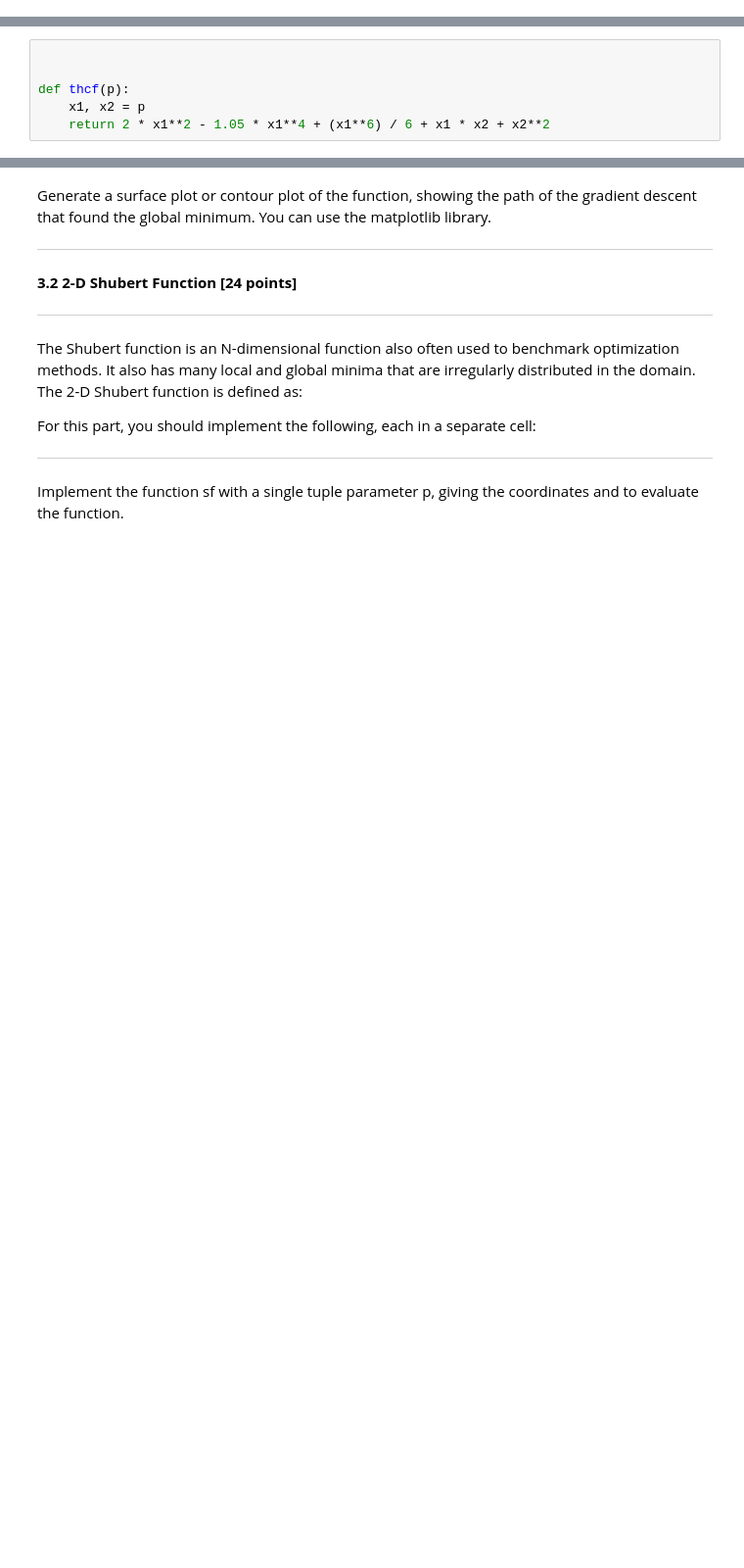
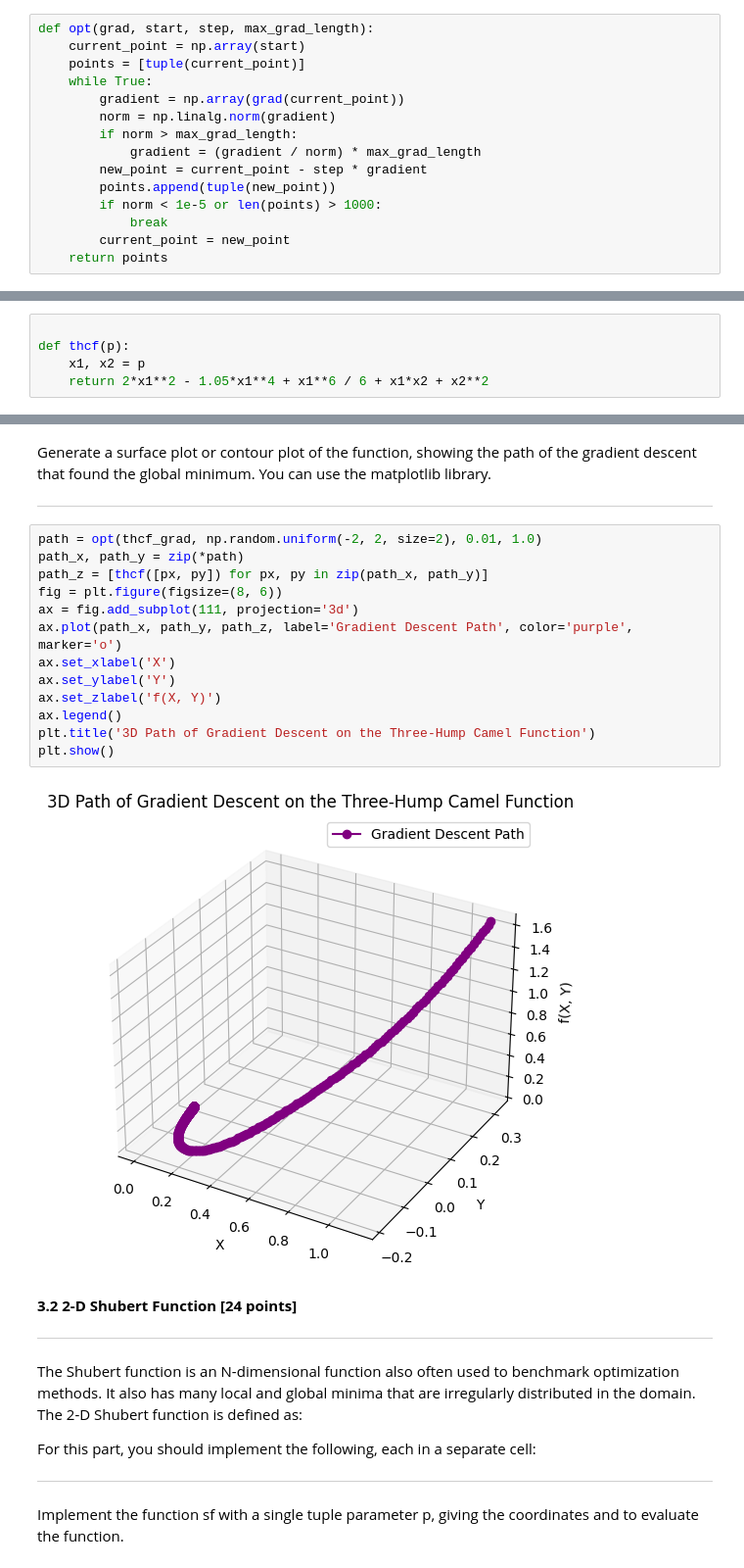
Before and after one commit to amantha6/Data-Formats-and-Image-preprocessing-in-Medical-Imaging, a Jupyter notebook: CS580E_Assignment_1.ipynb, the cells around one changed output, grey strips where cells are left out. Shown at 98% size. Cells and saved outputs as stored; diff of their text form; blank space fills up the shorter version.

```diff
--- a/CS580E_Assignment_1.ipynb
+++ b/CS580E_Assignment_1.ipynb
@@ -234,3 +192,18 @@ def opt(grad, start, step, max_grad_len, max_iters=1000, tol=1e-6):
+# %%
+def opt(grad, start, step, max_grad_length):
+    current_point = np.array(start)
+    points = [tuple(current_point)]
+    while True:
+        gradient = np.array(grad(current_point))
+        norm = np.linalg.norm(gradient)
+        if norm > max_grad_length:
+            gradient = (gradient / norm) * max_grad_length
+        new_point = current_point - step * gradient
+        points.append(tuple(new_point))
+        if norm < 1e-5 or len(points) > 1000:
+            break
+        current_point = new_point
+    return points
 # %% [markdown]
 **3.1 Three-Hump Camel Function [15 points]**
 
@@ -256,11 +229,10 @@ In this cell, put in code that checks using a finite differnce that your thcf_gr
 Find the global minimum, possibly using multiple runs of your opt function. Your code should not have a hard-coded starting point.
 Generate a surface plot or contour plot of the function, showing the path of the gradient descent that found the global minimum. You can use the matplotlib library.
 # %%
-
 
 def thcf(p):
     x1, x2 = p
-    return 2 * x1**2 - 1.05 * x1**4 + (x1**6) / 6 + x1 * x2 + x2**2
+    return 2*x1**2 - 1.05*x1**4 + x1**6 / 6 + x1*x2 + x2**2
 # %% [markdown]
 Implement the gradient function, thcf_grad that accepts a point and returns the gradient of that point, both as tuples.
 
@@ -324,6 +301,21 @@ Generate a surface plot or contour plot of the function, showing the path of the
 
 
 ---
+# %%
+path = opt(thcf_grad, np.random.uniform(-2, 2, size=2), 0.01, 1.0)
+path_x, path_y = zip(*path)
+path_z = [thcf([px, py]) for px, py in zip(path_x, path_y)]
+fig = plt.figure(figsize=(8, 6))
+ax = fig.add_subplot(111, projection='3d')
+ax.plot(path_x, path_y, path_z, label='Gradient Descent Path', color='purple', marker='o')
+ax.set_xlabel('X')
+ax.set_ylabel('Y')
+ax.set_zlabel('f(X, Y)')
+ax.legend()
+plt.title('3D Path of Gradient Descent on the Three-Hump Camel Function')
+plt.show()
+# %% [output]
+[figure, added]
 # %% [markdown]
 **3.2 2-D Shubert Function [24 points]**
 
```
Also changed, not shown: parts of 14 cells of this notebook.
